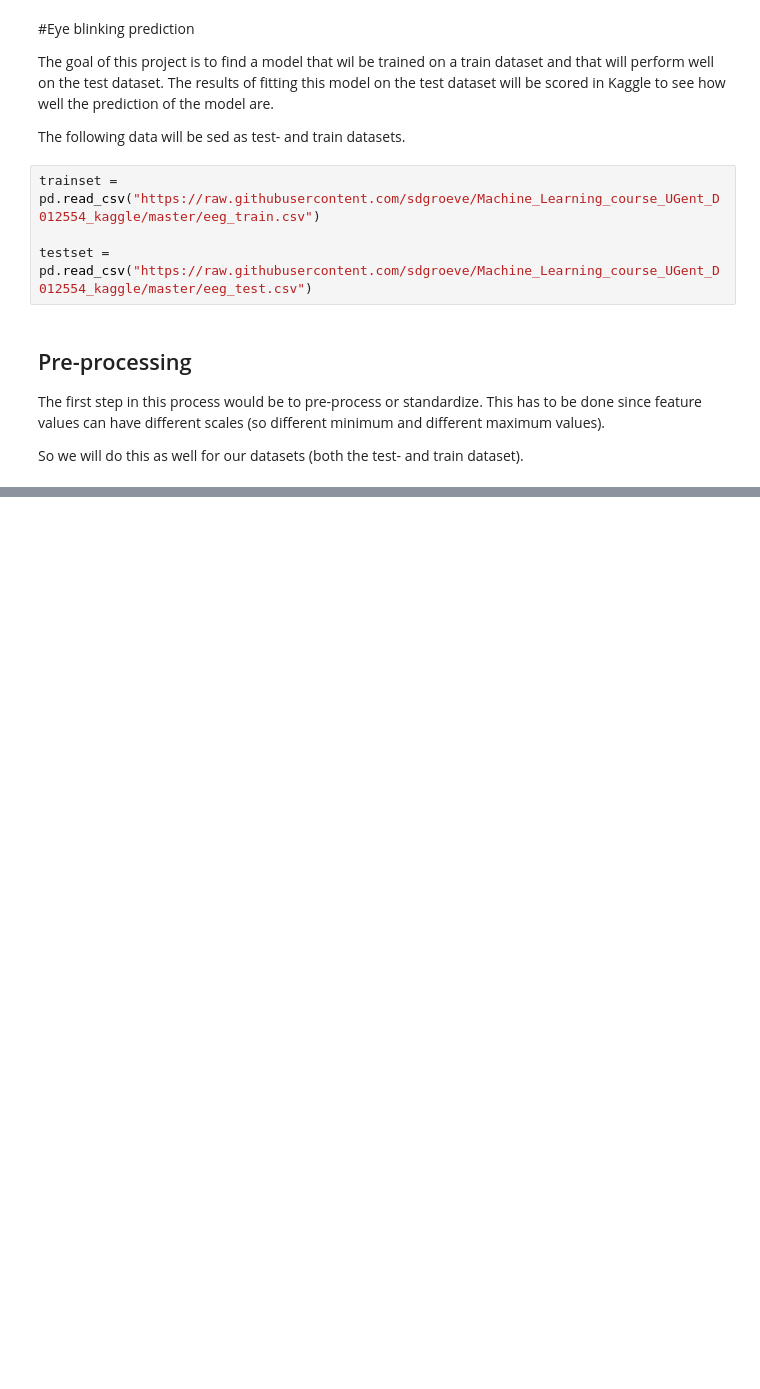
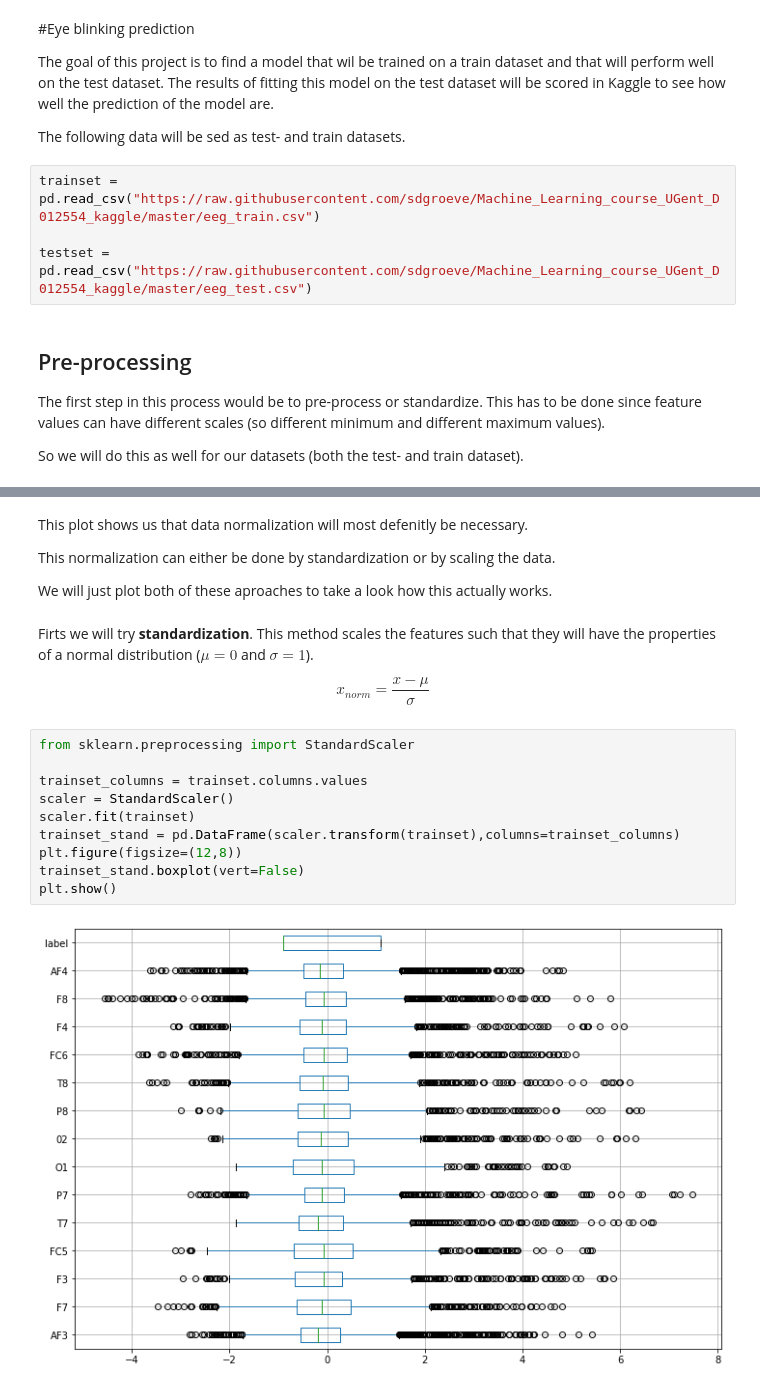
Before and after one commit to JanaDeCoster/Machine_Learning_course_UGent_D012554_kaggle, a Jupyter notebook: Kaggle_eye_blinking_prediciton.ipynb, the cells around one changed output, grey strips where cells are left out. Drawn from its saved outputs; the diff is of its cells as text; blank space fills up the shorter version.

```diff
--- a/Kaggle_eye_blinking_prediciton.ipynb
+++ b/Kaggle_eye_blinking_prediciton.ipynb
@@ -25,0 +33,22 @@ plt.show()
+# %% [markdown]
+This plot shows us that data normalization will most defenitly be necessary.
+
+This normalization can either be done by standardization or by scaling the data.
+
+We will just plot both of these aproaches to take a look how this actually works.
+# %% [markdown]
+Firts we will try **standardization**. This method scales the features such that they will have the properties of a normal distribution ($\mu = 0$ and $\sigma = 1$).
+
+\begin{equation} x_{norm} = \frac{x - \mu}{\sigma}\end{equation}
+# %%
+from sklearn.preprocessing import StandardScaler
+
+trainset_columns = trainset.columns.values
+scaler = StandardScaler()
+scaler.fit(trainset)
+trainset_stand = pd.DataFrame(scaler.transform(trainset),columns=trainset_columns)
+plt.figure(figsize=(12,8))
+trainset_stand.boxplot(vert=False)
+plt.show()
+# %% [output]
+[figure, added]
```
Also changed, not shown: parts of 6 cells of this notebook.
